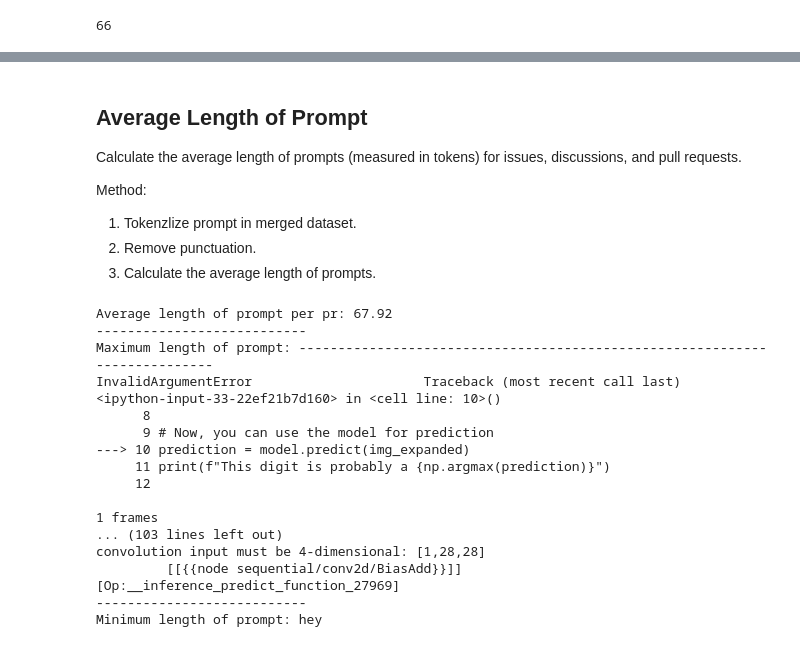
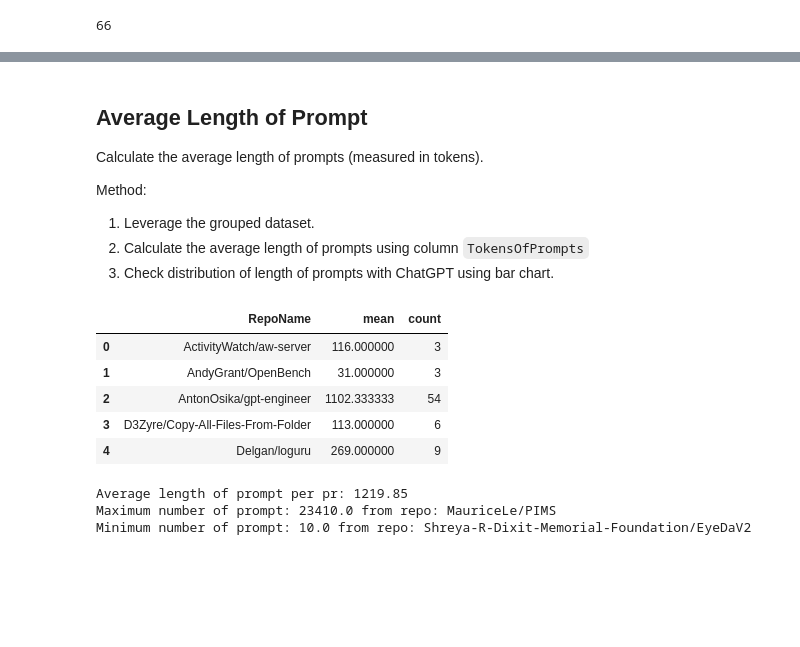
Before and after one commit to TenTen-Teng/MSR2024MiningChallenge, a Jupyter notebook: analysis_general.ipynb, the cells around one changed output, grey strips where cells are left out. Drawn from its saved outputs; the diff is of its cells as text; code cells hidden in the pictures; blank space fills up the shorter version.

```diff
--- a/analysis_general.ipynb
+++ b/analysis_general.ipynb
@@ -32,7 +27,7 @@ RendererRegistry.enable('jupyterlab')
 # %% [markdown]
 ## Read the Merged Dataset
 # %%
-df = pd.read_csv("~/data/DevGPT/cleaned/combine.csv")
+df = pd.read_csv("~/data/DevGPT/cleaned/combine.csv", index_col=0)
 df.info()
 # %% [output]
 <class 'pandas.core.frame.DataFrame'>
@@ -142,9 +108,9 @@ https://altair-viz.github.io/user_guide/display_frontends.html#troubleshooting
 # %% [markdown]
 ## Average Length of Prompt
 
-Calculate the average length of prompts (measured in tokens) for issues, discussions, and pull requests.
+Calculate the average length of prompts (measured in tokens).
 
 Method:
-1. Tokenzlize prompt in merged dataset.
-2. Remove punctuation.
-3. Calculate the average length of prompts.
+1. Leverage the grouped dataset.
+2. Calculate the average length of prompts using column `TokensOfPrompts`
+3. Check distribution of length of prompts with ChatGPT using bar chart.
@@ -168,30 +117,25 @@ for d in tqdm(doc):
+# %%
+df_url_prompt = df_repo["TokensOfPrompts"].aggregate(["mean", "count"]).reset_index()
+df_url_prompt.head()
+# %% [output]
+|  | RepoName | mean | count |
+| 0 | ActivityWatch/aw-server | 116.000000 | 3 |
+| 1 | AndyGrant/OpenBench | 31.000000 | 3 |
+| 2 | AntonOsika/gpt-engineer | 1102.333333 | 54 |
+| 3 | D3Zyre/Copy-All-Files-From-Folder | 113.000000 | 6 |
+| 4 | Delgan/loguru | 269.000000 | 9 |
 # %%
-# Calculate average length of prompt
-ls_len_promot = [len(token) for token in tokens]
-idx_max = np.argmax(ls_len_promot)
-idx_min = np.argmin(ls_len_promot)
+idx_max = np.argmax(df_url_prompt["mean"])
+idx_min = np.argmin(df_url_prompt["mean"])
+
 print(
-    f"Average length of prompt per pr: {np.mean(ls_len_promot):.2f}\n"
-    f"---------------------------\n"
-    f"Maximum length of prompt: {prompts[idx_max]}\n"
-    f"---------------------------\n"
-    f"Minimum length of prompt: {prompts[idx_min]}"
+    f"Average length of prompt per pr: {np.mean(df_url_prompt["mean"]):.2f}\n"
+    f"Maximum number of prompt: {df_url_prompt["mean"].iloc[idx_max]} from "
+    f"repo: {df_url_prompt["RepoName"].iloc[idx_max]}\n"
+    f"Minimum number of prompt: {df_url_prompt["mean"].iloc[idx_min]} from "
+    f"repo: {df_url_prompt["RepoName"].iloc[idx_min]}"
 )
 # %% [output]
-Average length of prompt per pr: 67.92
----------------------------
-Maximum length of prompt: ---------------------------------------------------------------------------
-InvalidArgumentError                      Traceback (most recent call last)
-<ipython-input-33-22ef21b7d160> in <cell line: 10>()
-      8
-      9 # Now, you can use the model for prediction
----> 10 prediction = model.predict(img_expanded)
-     11 print(f"This digit is probably a {np.argmax(prediction)}")
-     12
-
-1 frames
-... (103 lines left out)
-convolution input must be 4-dimensional: [1,28,28]
-         [[{{node sequential/conv2d/BiasAdd}}]] [Op:__inference_predict_function_27969]
----------------------------
-Minimum length of prompt: hey
+Average length of prompt per pr: 1219.85
+Maximum number of prompt: 23410.0 from repo: MauriceLe/PIMS
+Minimum number of prompt: 10.0 from repo: Shreya-R-Dixit-Memorial-Foundation/EyeDaV2
```
Also changed, not shown: parts of 26 cells of this notebook, 12 other files.
